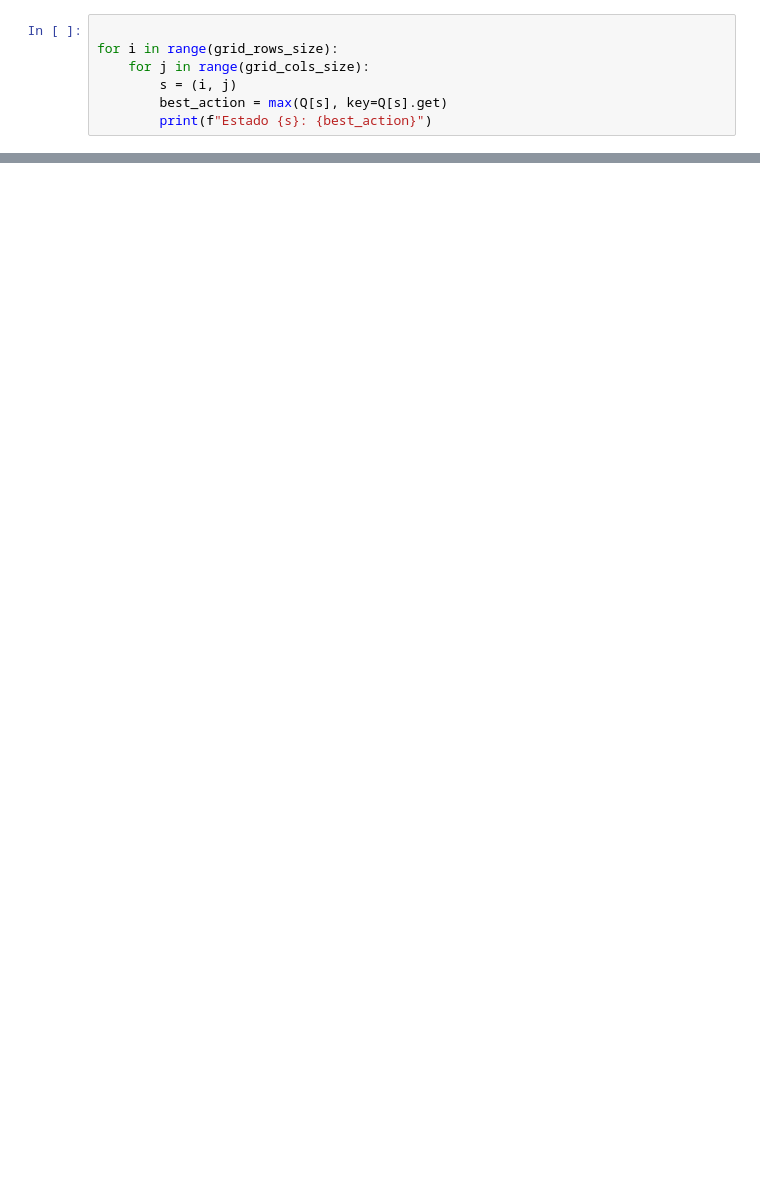
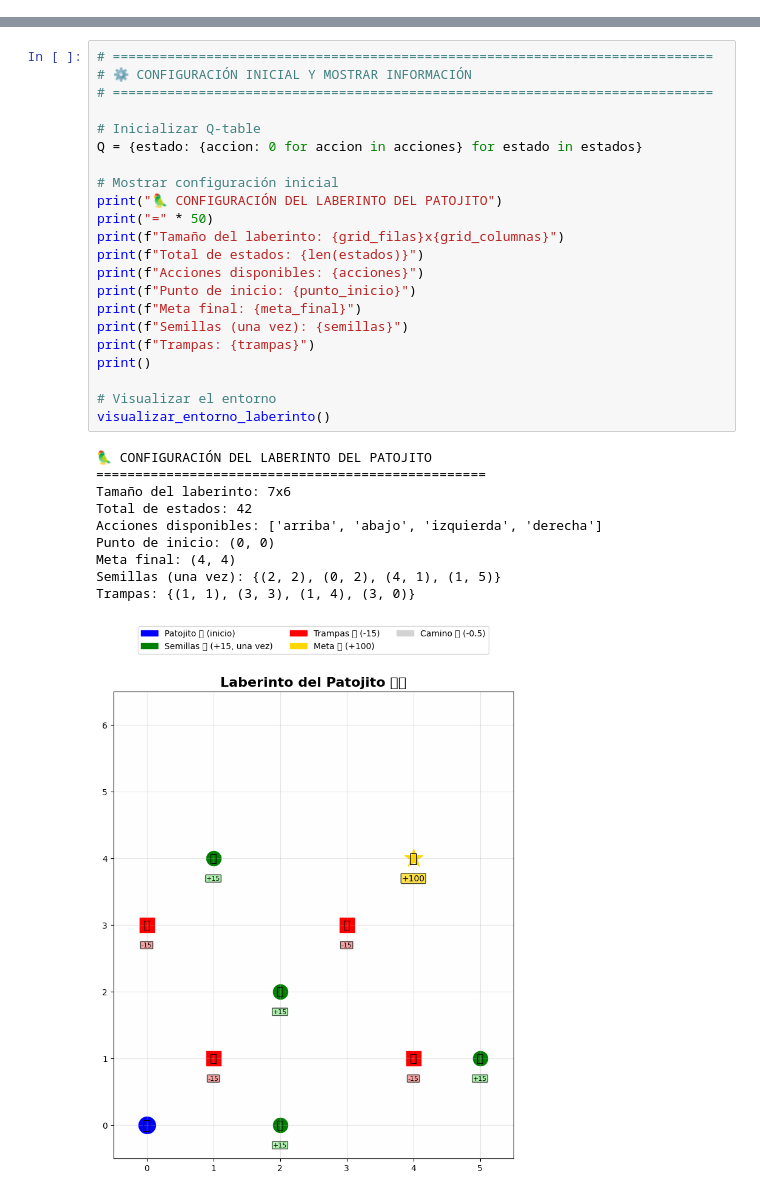
Before and after one commit to OverCV/Intel-I, a Jupyter notebook: LFCO/2. Búsquedas - Resolución de Problemas/8.5.25/Qlearning_Patojo_Laberinto.ipynb, the cells around one changed output, grey strips where cells are left out. Saved outputs shown, nothing was run; the diff lists cells and outputs as text; blank space fills up the shorter version.

```diff
--- a/LFCO/2. Búsquedas - Resolución de Problemas/8.5.25/Qlearning_Patojo_Laberinto.ipynb
+++ b/LFCO/2. Búsquedas - Resolución de Problemas/8.5.25/Qlearning_Patojo_Laberinto.ipynb
@@ -98,7 +8,0 @@ plt.show()
-# %%
-
-for i in range(grid_rows_size):
-    for j in range(grid_cols_size):
-        s = (i, j)
-        best_action = max(Q[s], key=Q[s].get)
-        print(f"Estado {s}: {best_action}")
@@ -122,0 +214,33 @@ Estado (6, 5): left
+# %%
+# =============================================================================
+# ⚙️ CONFIGURACIÓN INICIAL Y MOSTRAR INFORMACIÓN
+# =============================================================================
+
+# Inicializar Q-table
+Q = {estado: {accion: 0 for accion in acciones} for estado in estados}
+
+# Mostrar configuración inicial
+print("🦜 CONFIGURACIÓN DEL LABERINTO DEL PATOJITO")
+print("=" * 50)
+print(f"Tamaño del laberinto: {grid_filas}x{grid_columnas}")
+print(f"Total de estados: {len(estados)}")
+print(f"Acciones disponibles: {acciones}")
+print(f"Punto de inicio: {punto_inicio}")
+print(f"Meta final: {meta_final}")
+print(f"Semillas (una vez): {semillas}")
+print(f"Trampas: {trampas}")
+print()
+
+# Visualizar el entorno
+visualizar_entorno_laberinto()
+# %% [output]
+🦜 CONFIGURACIÓN DEL LABERINTO DEL PATOJITO
+==================================================
+Tamaño del laberinto: 7x6
+Total de estados: 42
+Acciones disponibles: ['arriba', 'abajo', 'izquierda', 'derecha']
+Punto de inicio: (0, 0)
+Meta final: (4, 4)
+Semillas (una vez): {(2, 2), (0, 2), (4, 1), (1, 5)}
+Trampas: {(1, 1), (3, 3), (1, 4), (3, 0)}
+[figure, added]
```
Also changed, not shown: parts of 22 cells of this notebook, 20 other files.
